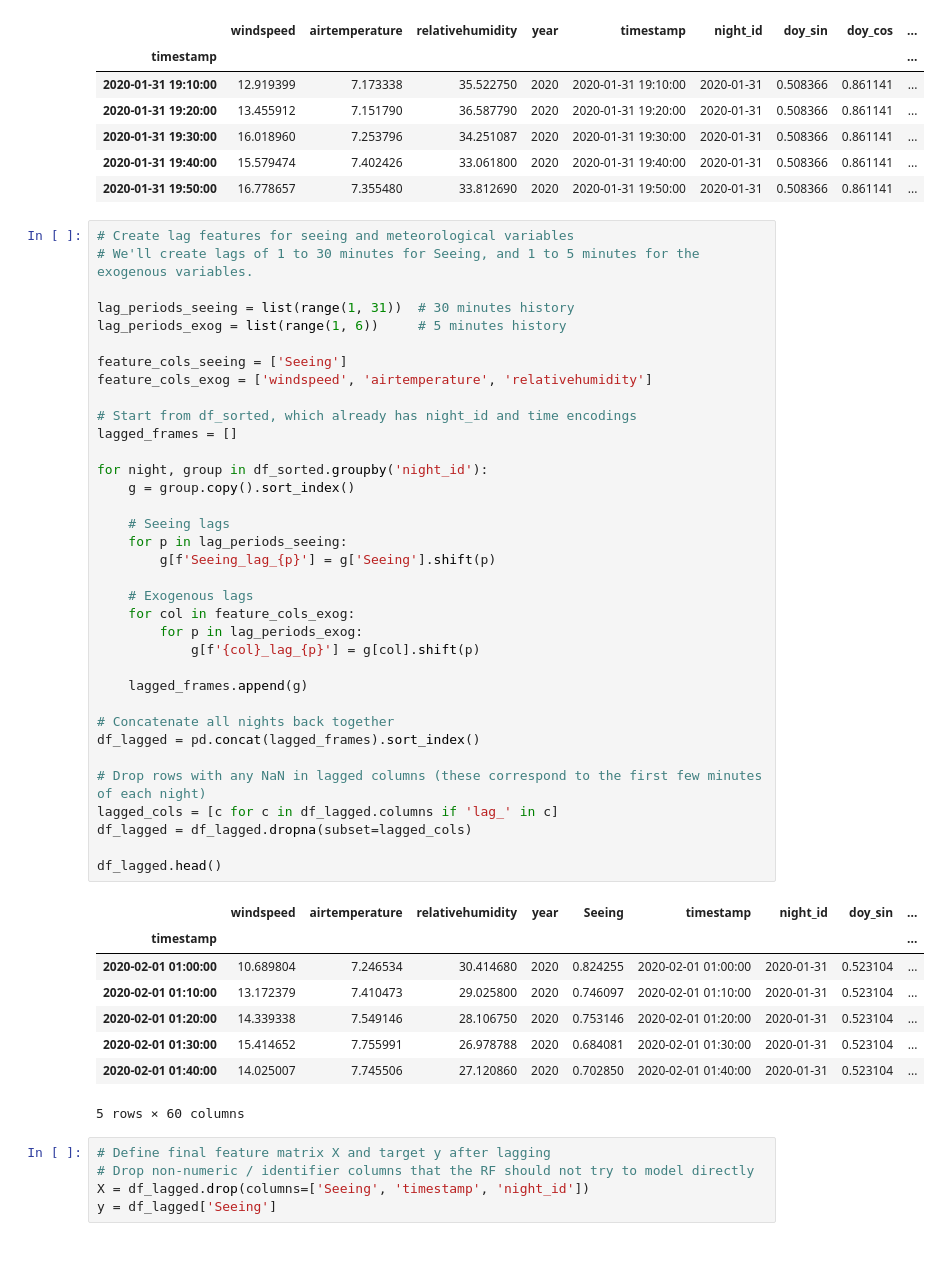
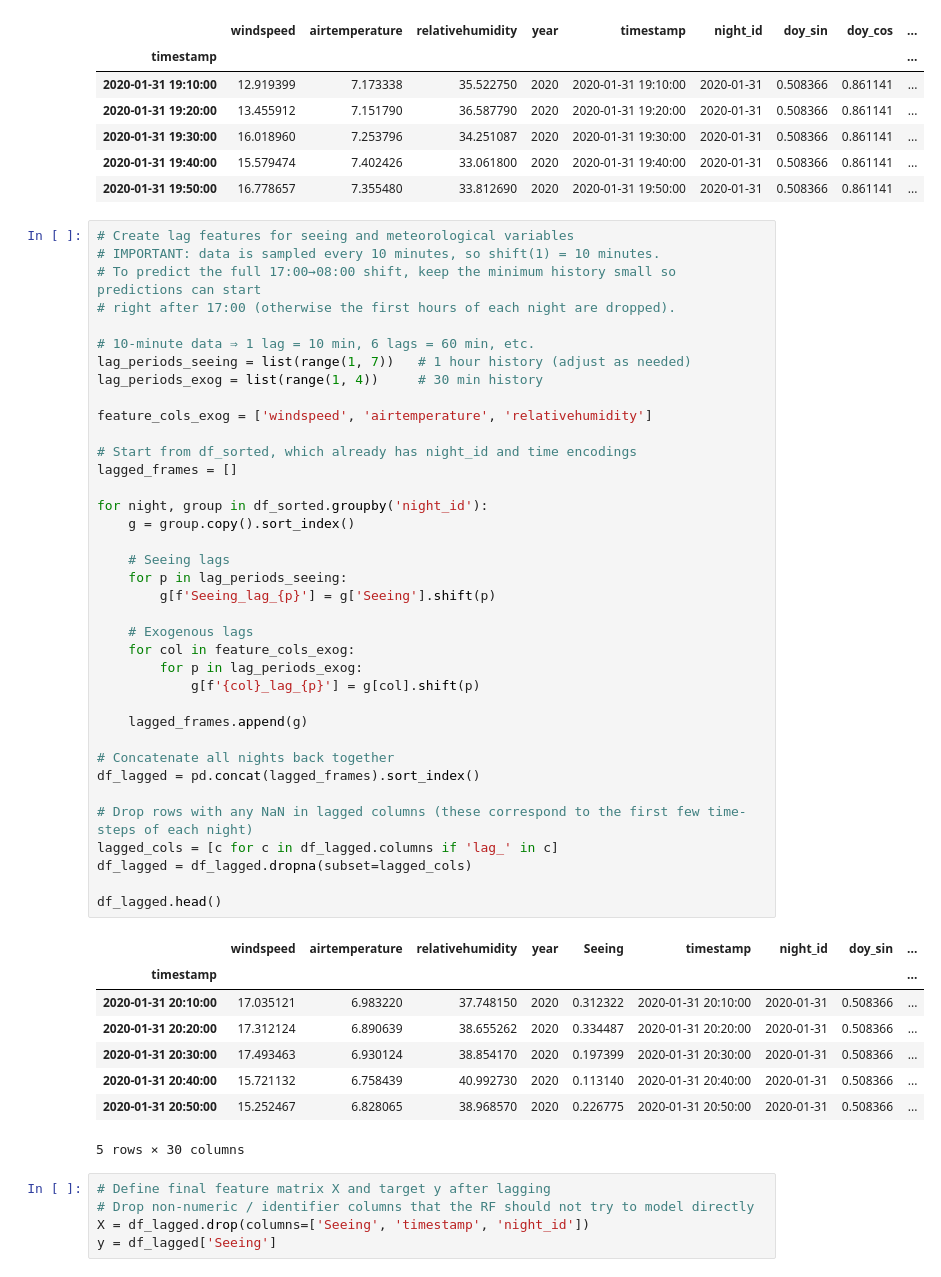
Before and after one commit to gdapablo/Seeing_forecast, a Jupyter notebook: notebooks/ML_lag_features.ipynb, the cells around one changed output. Drawn from its saved outputs; the diff is of its cells as text.

```diff
--- a/notebooks/ML_lag_features.ipynb
+++ b/notebooks/ML_lag_features.ipynb
@@ -114,48 +114,50 @@ X_base.head()
 | 2020-01-31 19:50:00 | 16.778657 | 7.355480 | 33.812690 | 2020 | 2020-01-31 19:50:00 | 2020-01-31 | 0.508366 | 0.861141 | ... |
 # %%
 # Create lag features for seeing and meteorological variables
-# We'll create lags of 1 to 30 minutes for Seeing, and 1 to 5 minutes for the exogenous variables.
+# IMPORTANT: data is sampled every 10 minutes, so shift(1) = 10 minutes.
+# To predict the full 17:00→08:00 shift, keep the minimum history small so predictions can start
+# right after 17:00 (otherwise the first hours of each night are dropped).
 
-lag_periods_seeing = list(range(1, 31))  # 30 minutes history
-lag_periods_exog = list(range(1, 6))     # 5 minutes history
+# 10-minute data ⇒ 1 lag = 10 min, 6 lags = 60 min, etc.
+lag_periods_seeing = list(range(1, 7))   # 1 hour history (adjust as needed)
+lag_periods_exog = list(range(1, 4))     # 30 min history
 
-feature_cols_seeing = ['Seeing']
 feature_cols_exog = ['windspeed', 'airtemperature', 'relativehumidity']
 
 # Start from df_sorted, which already has night_id and time encodings
 lagged_frames = []
 
 for night, group in df_sorted.groupby('night_id'):
     g = group.copy().sort_index()
 
     # Seeing lags
     for p in lag_periods_seeing:
         g[f'Seeing_lag_{p}'] = g['Seeing'].shift(p)
 
     # Exogenous lags
     for col in feature_cols_exog:
         for p in lag_periods_exog:
             g[f'{col}_lag_{p}'] = g[col].shift(p)
 
     lagged_frames.append(g)
 
 # Concatenate all nights back together
 df_lagged = pd.concat(lagged_frames).sort_index()
 
-# Drop rows with any NaN in lagged columns (these correspond to the first few minutes of each night)
+# Drop rows with any NaN in lagged columns (these correspond to the first few time-steps of each night)
 lagged_cols = [c for c in df_lagged.columns if 'lag_' in c]
 df_lagged = df_lagged.dropna(subset=lagged_cols)
 
 df_lagged.head()
 # %% [output]
 |  | windspeed | airtemperature | relativehumidity | year | Seeing | timestamp | night_id | doy_sin | ... |
 | timestamp |  |  |  |  |  |  |  |  | ... |
-| 2020-02-01 01:00:00 | 10.689804 | 7.246534 | 30.414680 | 2020 | 0.824255 | 2020-02-01 01:00:00 | 2020-01-31 | 0.523104 | ... |
-| 2020-02-01 01:10:00 | 13.172379 | 7.410473 | 29.025800 | 2020 | 0.746097 | 2020-02-01 01:10:00 | 2020-01-31 | 0.523104 | ... |
-| 2020-02-01 01:20:00 | 14.339338 | 7.549146 | 28.106750 | 2020 | 0.753146 | 2020-02-01 01:20:00 | 2020-01-31 | 0.523104 | ... |
-| 2020-02-01 01:30:00 | 15.414652 | 7.755991 | 26.978788 | 2020 | 0.684081 | 2020-02-01 01:30:00 | 2020-01-31 | 0.523104 | ... |
-| 2020-02-01 01:40:00 | 14.025007 | 7.745506 | 27.120860 | 2020 | 0.702850 | 2020-02-01 01:40:00 | 2020-01-31 | 0.523104 | ... |
+| 2020-01-31 20:10:00 | 17.035121 | 6.983220 | 37.748150 | 2020 | 0.312322 | 2020-01-31 20:10:00 | 2020-01-31 | 0.508366 | ... |
+| 2020-01-31 20:20:00 | 17.312124 | 6.890639 | 38.655262 | 2020 | 0.334487 | 2020-01-31 20:20:00 | 2020-01-31 | 0.508366 | ... |
+| 2020-01-31 20:30:00 | 17.493463 | 6.930124 | 38.854170 | 2020 | 0.197399 | 2020-01-31 20:30:00 | 2020-01-31 | 0.508366 | ... |
+| 2020-01-31 20:40:00 | 15.721132 | 6.758439 | 40.992730 | 2020 | 0.113140 | 2020-01-31 20:40:00 | 2020-01-31 | 0.508366 | ... |
+| 2020-01-31 20:50:00 | 15.252467 | 6.828065 | 38.968570 | 2020 | 0.226775 | 2020-01-31 20:50:00 | 2020-01-31 | 0.508366 | ... |
-5 rows × 60 columns
+5 rows × 30 columns
 # %%
 # Define final feature matrix X and target y after lagging
 # Drop non-numeric / identifier columns that the RF should not try to model directly
```
Also changed, not shown: parts of 8 cells of this notebook.
